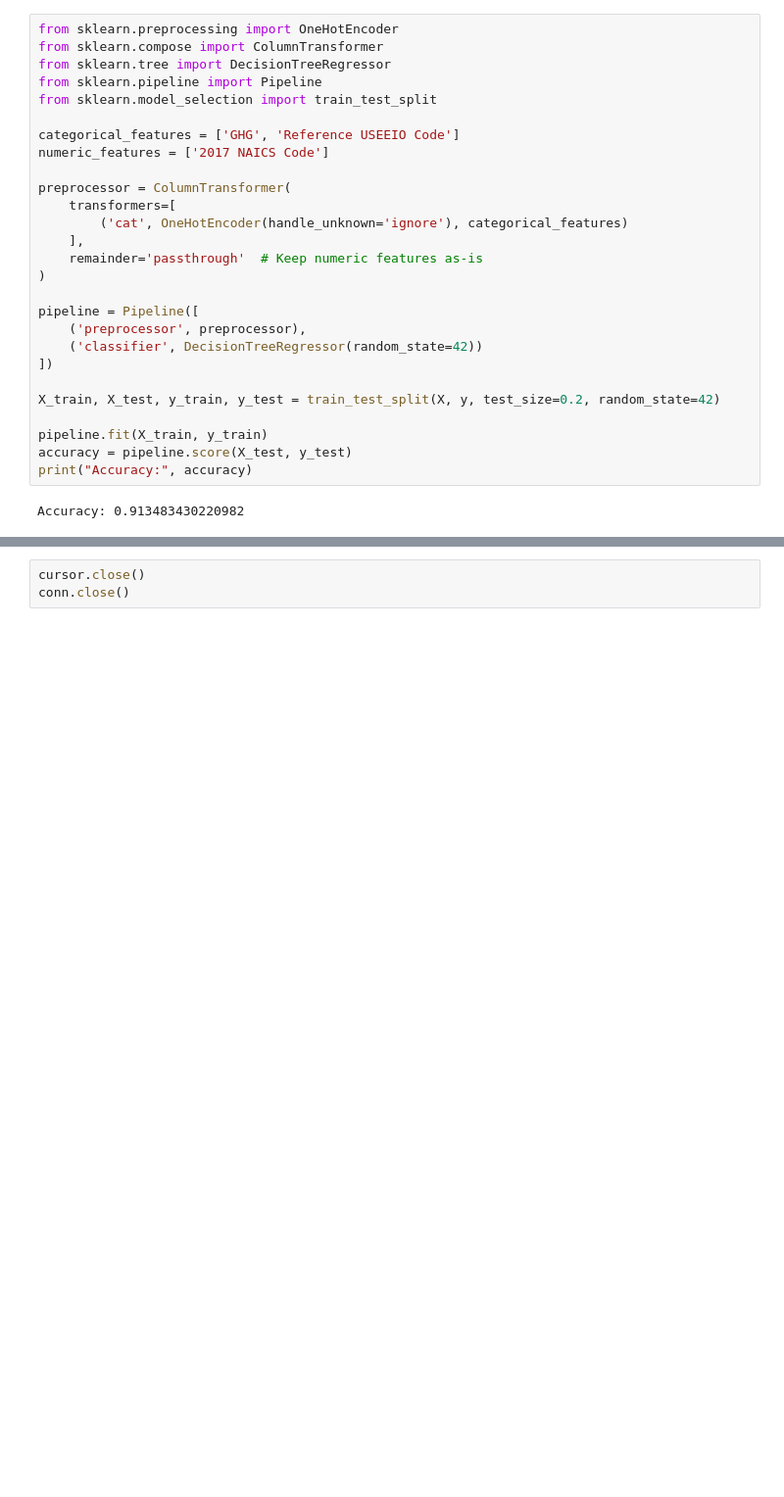
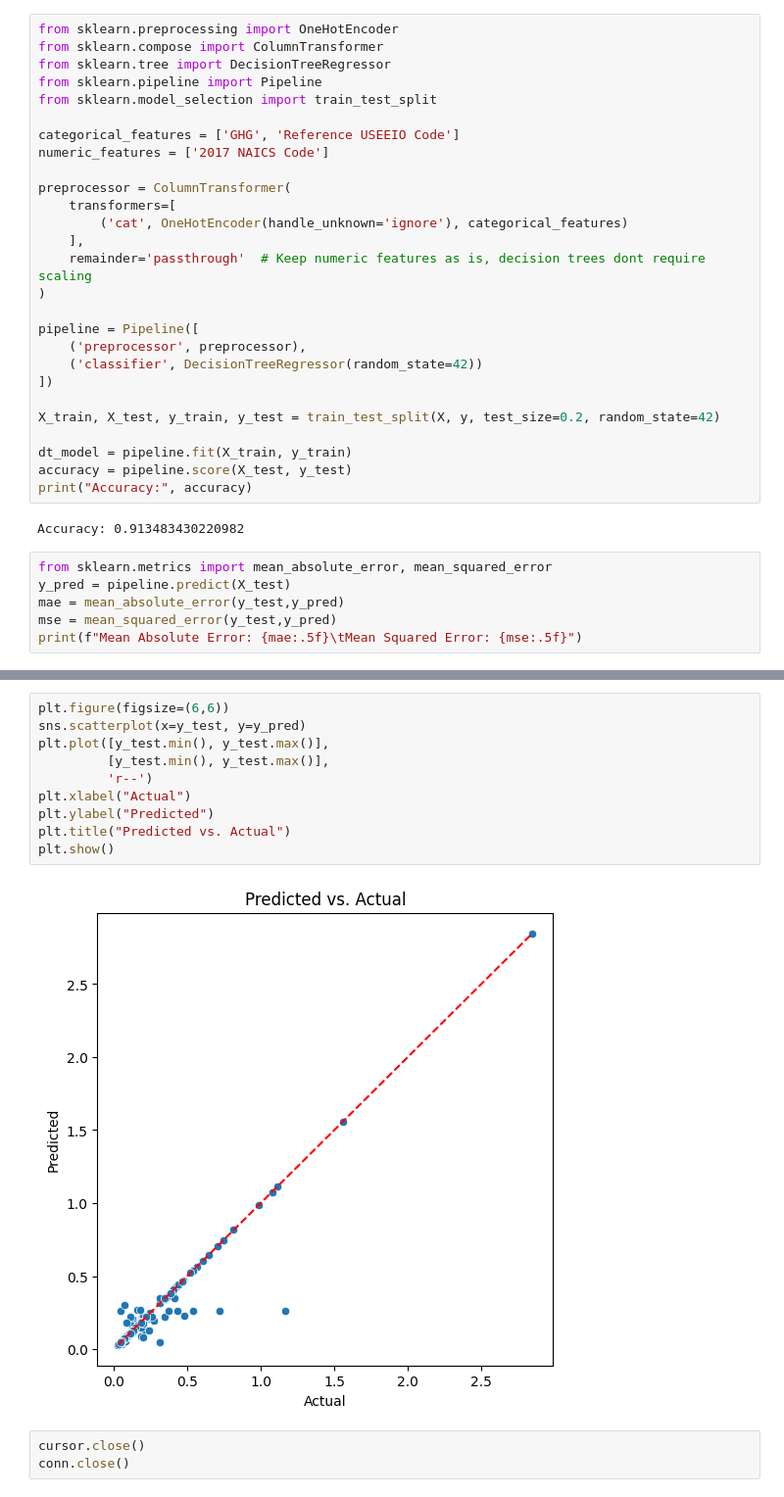
Before and after one commit to jonestanner843/CAP4770-Group1, a Jupyter notebook: group1.ipynb, the cells around one changed output, grey strips where cells are left out. Shown at 98% size. Saved outputs shown, nothing was run; the diff lists cells and outputs as text; blank space fills up the shorter version.

Commit message:
added performance evaluation visuals

```diff
--- a/group1.ipynb
+++ b/group1.ipynb
@@ -161,7 +164,7 @@ preprocessor = ColumnTransformer(
     transformers=[
         ('cat', OneHotEncoder(handle_unknown='ignore'), categorical_features)
     ],
-    remainder='passthrough'  # Keep numeric features as-is
+    remainder='passthrough'  # Keep numeric features as is, decision trees dont require scaling
 )
 
 pipeline = Pipeline([
@@ -171,8 +174,14 @@ pipeline = Pipeline([
 
 X_train, X_test, y_train, y_test = train_test_split(X, y, test_size=0.2, random_state=42)
 
-pipeline.fit(X_train, y_train)
+dt_model = pipeline.fit(X_train, y_train)
 accuracy = pipeline.score(X_test, y_test)
 print("Accuracy:", accuracy)
 # %% [output]
 Accuracy: 0.913483430220982
+# %%
+from sklearn.metrics import mean_absolute_error, mean_squared_error
+y_pred = pipeline.predict(X_test)
+mae = mean_absolute_error(y_test,y_pred)
+mse = mean_squared_error(y_test,y_pred)
+print(f"Mean Absolute Error: {mae:.5f}\tMean Squared Error: {mse:.5f}")
@@ -179,3 +190,15 @@ Accuracy: 0.913483430220982
+# %%
+plt.figure(figsize=(6,6))
+sns.scatterplot(x=y_test, y=y_pred)
+plt.plot([y_test.min(), y_test.max()],
+         [y_test.min(), y_test.max()],
+         'r--')
+plt.xlabel("Actual")
+plt.ylabel("Predicted")
+plt.title("Predicted vs. Actual")
+plt.show()
+# %% [output]
+[figure, added]
 # %%
 cursor.close()
 conn.close()
```
Also changed, not shown: parts of 9 cells of this notebook, 1 other file.
